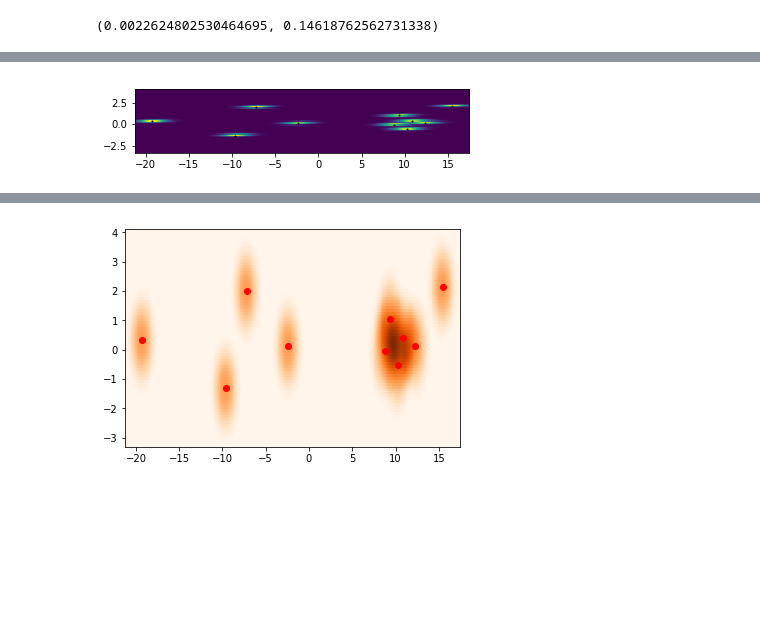
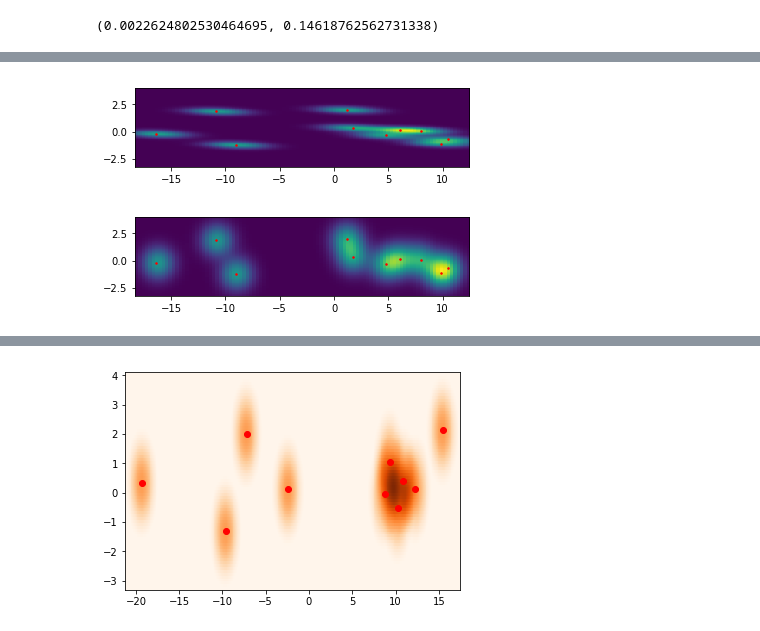
Before and after one commit to Seam8/SDB_Projects, a Jupyter notebook: ScriptsHorsChaine/ScatterDensity.ipynb, the cells around one changed output, grey strips where cells are left out. Cells and saved outputs as stored; diff of their text form; code cells hidden in the pictures; blank space fills up the shorter version.

Commit message:
insertion du leaveoneoutcv avec plot densité et scatter densité ds geop package

```diff
--- a/ScriptsHorsChaine/ScatterDensity.ipynb
+++ b/ScriptsHorsChaine/ScatterDensity.ipynb
@@ -30,39 +30,33 @@ class gaussian_kde(builtins.object)
  |  __weakref__
  |      list of weak references to the object (if defined)
 # %%
-def measure(n):
+import matplotlib.pyplot as plt
 
-    "Measurement model, return two coupled measurements."
+def Get_series(n):
     m1 = np.random.normal(size=n)*10
     m2 = np.random.normal(size=n)
     return m1, m2
-
-m1, m2 = measure(10)
-ymax = m2.max()+2
-xmin = m1.min()-2
-xmax = m1.max()+2
-ymin = m2.min()-2
 
 def Get_DensityMap(m1,m2, patch=2):
     ymax = m2.max()+patch
     xmin = m1.min()-patch
     xmax = m1.max()+patch
     ymin = m2.min()-patch
-    X, Y = np.mgrid[xmin:xmax:500j, ymin:ymax:50j]
+    X, Y = np.mgrid[xmin:xmax:100j, ymin:ymax:100j]
     positions = np.vstack([X.flatten(), Y.flatten()])
     values = np.vstack([m1, m2])
-    kernel = stats.kde.gaussian_kde(values,0.1)
+    kernel = stats.kde.gaussian_kde(values,0.2)
     return np.rot90(np.reshape(kernel(positions).T, X.shape)), [xmin, xmax, ymin, ymax]
 
+m1, m2 = measure(10)
 Z , ext = Get_DensityMap(m1,m2)
 
-import matplotlib.pyplot as plt
 fig, ax = plt.subplots()
-ax.imshow(Z,
-          extent=ext)
-ax.plot(m1, m2, 'k.', markersize=2)
-ax.set_xlim([xmin, xmax])
-ax.set_ylim([ymin, ymax])
+ax.imshow(Z,extent=ext)
+ax.plot(m1, m2, 'r.', markersize=3)
+ax.set_xlim([ext[0], ext[1]])
+ax.set_ylim([ext[2], ext[3]])
+ax.set_aspect('equal')
 plt.show()
 # %% [output]
-[figure, old version]
+[figure, new version]
@@ -68,0 +73,9 @@ plt.show()
+# %%
+fig, ax = plt.subplots()
+ax.imshow(np.rot90(np.reshape(kde.pdf([X.flatten(), Y.flatten()]).T, X.shape)),extent=ext)
+ax.plot(m1, m2, 'r.', markersize=3)
+ax.set_xlim([ext[0], ext[1]])
+ax.set_ylim([ext[2], ext[3]])
+ax.set_aspect('equal')
+# %% [output]
+[figure, added]
```
Also changed, not shown: parts of 7 cells of this notebook, 2 other files.
